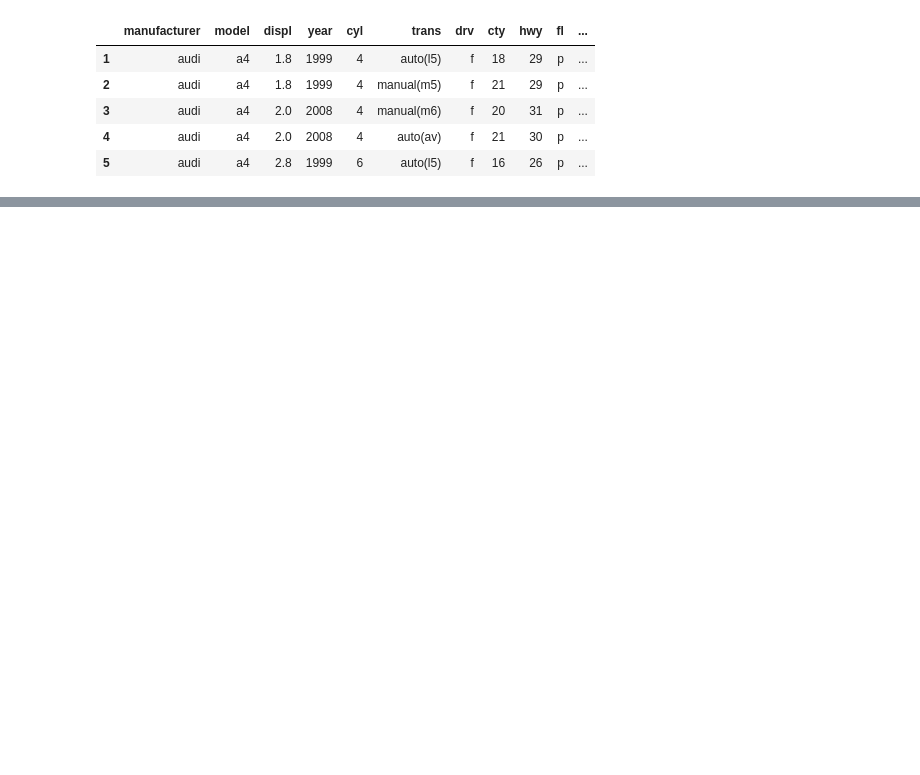
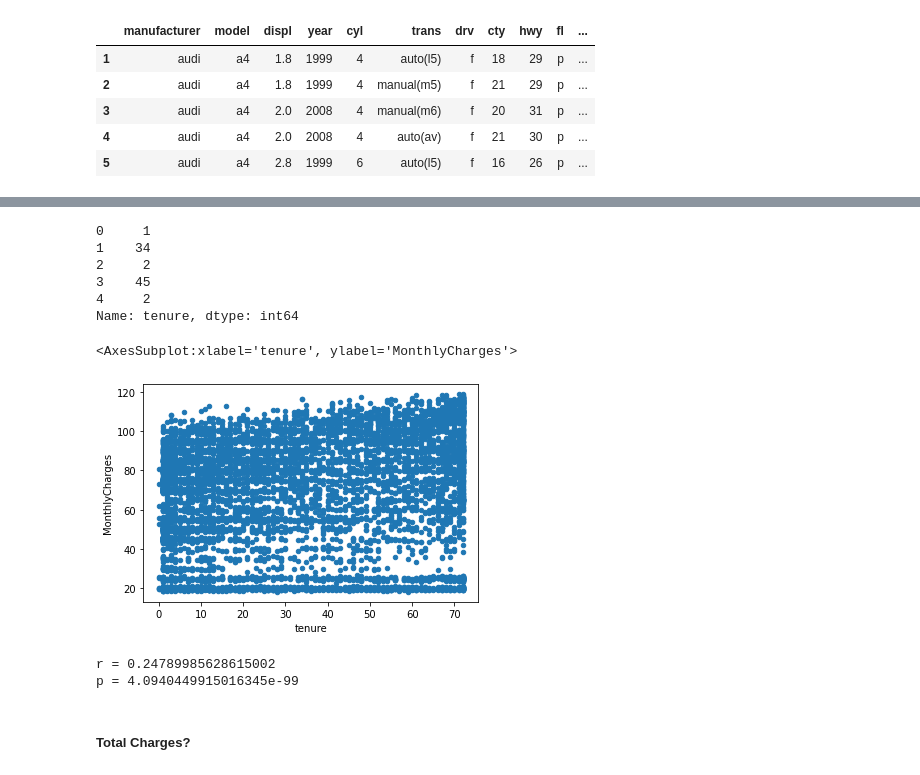
Before and after one commit to SchneemannDavid-learning/statistics_exercises, a Jupyter notebook: hypothesis_testing.ipynb, the cells around one changed output, grey strips where cells are left out. Drawn from its saved outputs; the diff is of its cells as text; code cells hidden in the pictures; blank space fills up the shorter version.

```diff
--- a/hypothesis_testing.ipynb
+++ b/hypothesis_testing.ipynb
@@ -238,0 +365,2 @@ t,p,alpha
+# %%
+df = pd.read_csv('telco_churn.csv')
@@ -238,0 +377,9 @@ t,p,alpha
+# %%
+df.tenure.head()
+# %% [output]
+0     1
+1    34
+2     2
+3    45
+4     2
+Name: tenure, dtype: int64
@@ -238,0 +389,12 @@ t,p,alpha
+# %%
+df.plot.scatter(x='tenure',y='MonthlyCharges')
+# %% [output]
+<AxesSubplot:xlabel='tenure', ylabel='MonthlyCharges'>
+[figure, added]
+# %%
+r, p = stats.pearsonr(x, y)
+print('r =', r)
+print('p =', p)
+# %% [output]
+r = 0.24789985628615002
+p = 4.0940449915016345e-99
@@ -238,0 +403,2 @@ t,p,alpha
+# %% [markdown]
+##### Total Charges?
```
Also changed, not shown: parts of 74 cells of this notebook, 2 other files.
